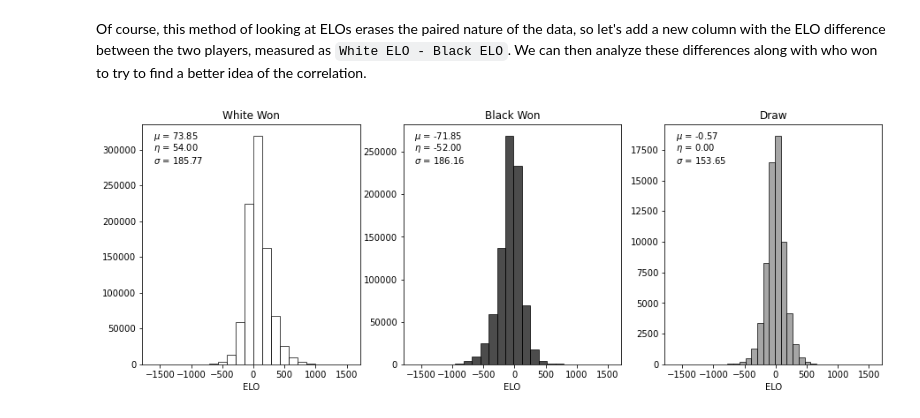
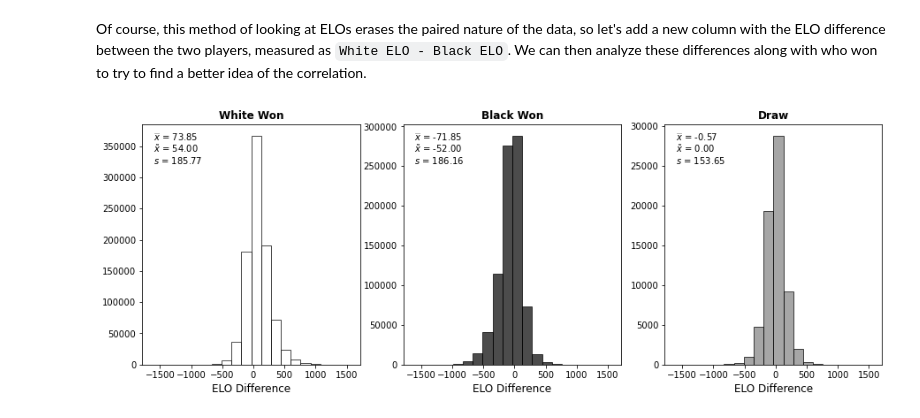
Before and after one commit to silas-wunder/Data-Wrangling-Final-Project, a Jupyter notebook: data_analysis.ipynb, the cells around one changed output. Cells and saved outputs as stored; diff of their text form; code cells hidden in the pictures.

```diff
--- a/data_analysis.ipynb
+++ b/data_analysis.ipynb
@@ -140,32 +161,24 @@ Of course, this method of looking at ELOs erases the paired nature of the data,
 # %%
 data['ELO Difference'] = (data['White ELO'] - data['Black ELO']).astype('int16')
 fig, axs = plt.subplots(1, 3, figsize=(15, 5), sharex=True)
-axs[0].hist(data.loc[data['Result'] == '1-0', ['ELO Difference']], bins=20, color='white', edgecolor='black', alpha=0.7)
-axs[1].hist(data.loc[data['Result'] == '0-1']['ELO Difference'], bins=20, color='black', edgecolor='black', alpha=0.7)
-axs[2].hist(data.loc[data['Result'] == '1/2-1/2']['ELO Difference'], bins=20, color='gray', edgecolor='black', alpha=0.7)
-axs[0].set_title('White Won')
-axs[0].set_xlabel('ELO')
-axs[0].text(0.05, 0.95, f"$\mu$ = {np.mean(data.loc[data['Result'] == '1-0']['ELO Difference']):.2f}",\
-     transform=axs[0].transAxes, horizontalalignment='left', verticalalignment='center')
-axs[0].text(0.05, 0.9, f"$\eta$ = {np.median(data.loc[data['Result'] == '1-0']['ELO Difference']):.2f}",\
-     transform=axs[0].transAxes, horizontalalignment='left', verticalalignment='center')
-axs[0].text(0.05, 0.85, f"$\sigma$ = {np.std(data.loc[data['Result'] == '1-0']['ELO Difference']):.2f}",\
-     transform=axs[0].transAxes, horizontalalignment='left', verticalalignment='center')
-axs[1].set_title('Black Won')
-axs[1].set_xlabel('ELO')
-axs[1].text(0.05, 0.95, f"$\mu$ = {np.mean(data.loc[data['Result'] == '0-1']['ELO Difference']):.2f}",\
-     transform=axs[1].transAxes, horizontalalignment='left', verticalalignment='center')
-axs[1].text(0.05, 0.9, f"$\eta$ = {np.median(data.loc[data['Result'] == '0-1']['ELO Difference']):.2f}",\
-     transform=axs[1].transAxes, horizontalalignment='left', verticalalignment='center')
-axs[1].text(0.05, 0.85, f"$\sigma$ = {np.std(data.loc[data['Result'] == '0-1']['ELO Difference']):.2f}",\
-     transform=axs[1].transAxes, horizontalalignment='left', verticalalignment='center')
-axs[2].set_title('Draw')
-axs[2].text(0.05, 0.95, f"$\mu$ = {np.mean(data.loc[data['Result'] == '1/2-1/2']['ELO Difference']):.2f}",\
-     transform=axs[2].transAxes, horizontalalignment='left', verticalalignment='center')
-axs[2].text(0.05, 0.9, f"$\eta$ = {np.median(data.loc[data['Result'] == '1/2-1/2']['ELO Difference']):.2f}",\
-     transform=axs[2].transAxes, horizontalalignment='left', verticalalignment='center')
-axs[2].text(0.05, 0.85, f"$\sigma$ = {np.std(data.loc[data['Result'] == '1/2-1/2']['ELO Difference']):.2f}",\
-     transform=axs[2].transAxes, horizontalalignment='left', verticalalignment='center')
-axs[2].set_xlabel('ELO');
+r = (np.min(data['ELO Difference']), np.max(data['ELO Difference']))
+
+axs[0].hist(data.loc[data['Result'] == '1-0']['ELO Difference'], bins=20, range=r, color='white', edgecolor='black', alpha=0.7)
+axs[1].hist(data.loc[data['Result'] == '0-1']['ELO Difference'], bins=20, range=r, color='black', edgecolor='black', alpha=0.7)
+axs[2].hist(data.loc[data['Result'] == '1/2-1/2']['ELO Difference'], bins=20, range=r, color='gray', edgecolor='black', alpha=0.7)
+
+def add_info(ax, pNum, result, title):
+     ax[pNum].set_title(title, fontsize='large', fontweight='bold')
+     ax[pNum].set_xlabel('ELO Difference', fontsize='large')
+     ax[pNum].text(0.05, 0.95, f"$\widebar{{x}}$ = {np.mean(data.loc[data['Result'] == result]['ELO Difference']):.2f}",\
+          transform=ax[pNum].transAxes, horizontalalignment='left', verticalalignment='center', fontsize='medium')
+     ax[pNum].text(0.05, 0.9, fr"$\tilde{{x}}$ = {np.median(data.loc[data['Result'] == result]['ELO Difference']):.2f}",\
+          transform=ax[pNum].transAxes, horizontalalignment='left', verticalalignment='center', fontsize='medium')
+     ax[pNum].text(0.05, 0.85, f"$s$ = {np.std(data.loc[data['Result'] == result]['ELO Difference']):.2f}",\
+          transform=ax[pNum].transAxes, horizontalalignment='left', verticalalignment='center', fontsize='medium')
+
+add_info(axs, 0, '1-0', 'White Won')
+add_info(axs, 1, '0-1', 'Black Won')
+add_info(axs, 2, '1/2-1/2', 'Draw');
 # %% [output]
-[figure, old version]
+[figure, new version]
```
Also changed, not shown: parts of 5 cells of this notebook.
